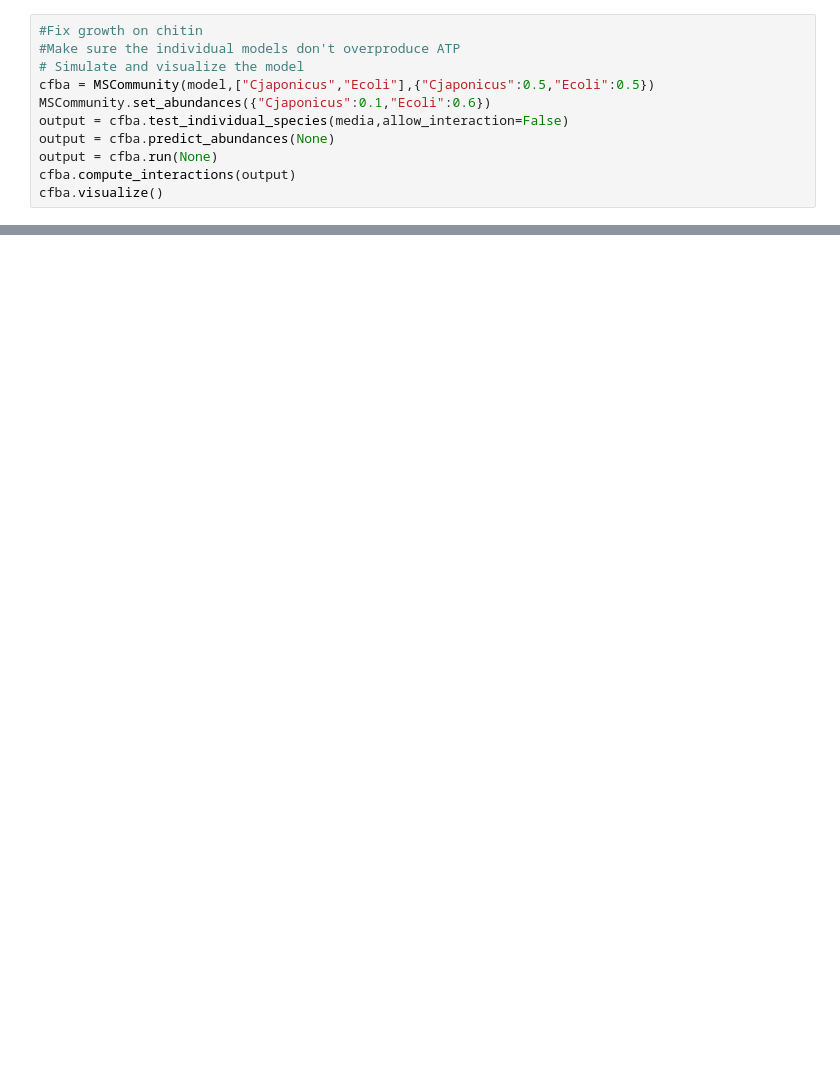
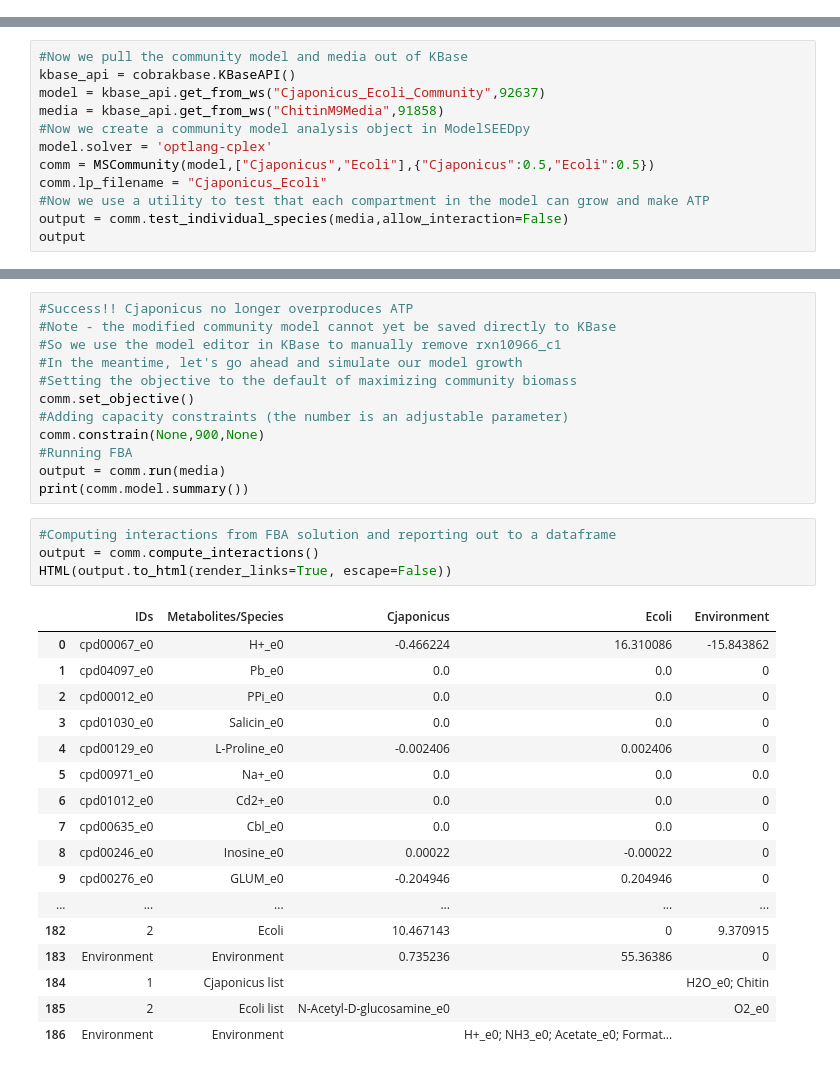
Before and after one commit to ModelSEED/ProjectNotebooks, a Jupyter notebook: CommunityModeling/AimeeCommunityFBA2.ipynb, the cells around one changed output, grey strips where cells are left out. Saved outputs shown, nothing was run; the diff lists cells and outputs as text; blank space fills up the shorter version.

```diff
--- a/CommunityModeling/AimeeCommunityFBA2.ipynb
+++ b/CommunityModeling/AimeeCommunityFBA2.ipynb
@@ -103,11 +21,0 @@ Testing rxn02485_c2
-# %%
-#Fix growth on chitin
-#Make sure the individual models don't overproduce ATP
-# Simulate and visualize the model
-cfba = MSCommunity(model,["Cjaponicus","Ecoli"],{"Cjaponicus":0.5,"Ecoli":0.5})
-MSCommunity.set_abundances({"Cjaponicus":0.1,"Ecoli":0.6})
-output = cfba.test_individual_species(media,allow_interaction=False)
-output = cfba.predict_abundances(None)
-output = cfba.run(None)
-cfba.compute_interactions(output)
-cfba.visualize()
@@ -158,0 +22,12 @@ Warning:Community biomass reaction is being altered with input abundances
+# %%
+#Now we pull the community model and media out of KBase
+kbase_api = cobrakbase.KBaseAPI()
+model = kbase_api.get_from_ws("Cjaponicus_Ecoli_Community",92637)
+media = kbase_api.get_from_ws("ChitinM9Media",91858)
+#Now we create a community model analysis object in ModelSEEDpy
+model.solver = 'optlang-cplex'
+comm = MSCommunity(model,["Cjaponicus","Ecoli"],{"Cjaponicus":0.5,"Ecoli":0.5})
+comm.lp_filename = "Cjaponicus_Ecoli"
+#Now we use a utility to test that each compartment in the model can grow and make ATP
+output = comm.test_individual_species(media,allow_interaction=False)
+output
@@ -158,0 +63,34 @@ Warning:Community biomass reaction is being altered with input abundances
+# %%
+#Success!! Cjaponicus no longer overproduces ATP
+#Note - the modified community model cannot yet be saved directly to KBase
+#So we use the model editor in KBase to manually remove rxn10966_c1
+#In the meantime, let's go ahead and simulate our model growth
+#Setting the objective to the default of maximizing community biomass
+comm.set_objective()
+#Adding capacity constraints (the number is an adjustable parameter)
+comm.constrain(None,900,None)
+#Running FBA
+output = comm.run(media)
+print(comm.model.summary())
+# %%
+#Computing interactions from FBA solution and reporting out to a dataframe
+output = comm.compute_interactions()
+HTML(output.to_html(render_links=True, escape=False))
+# %% [output]
+|  | IDs | Metabolites/Species | Cjaponicus | Ecoli | Environment |
+| 0 | cpd00067_e0 | H+_e0 | -0.466224 | 16.310086 | -15.843862 |
+| 1 | cpd04097_e0 | Pb_e0 | 0.0 | 0.0 | 0 |
+| 2 | cpd00012_e0 | PPi_e0 | 0.0 | 0.0 | 0 |
+| 3 | cpd01030_e0 | Salicin_e0 | 0.0 | 0.0 | 0 |
+| 4 | cpd00129_e0 | L-Proline_e0 | -0.002406 | 0.002406 | 0 |
+| 5 | cpd00971_e0 | Na+_e0 | 0.0 | 0.0 | 0.0 |
+| 6 | cpd01012_e0 | Cd2+_e0 | 0.0 | 0.0 | 0 |
+| 7 | cpd00635_e0 | Cbl_e0 | 0.0 | 0.0 | 0 |
+| 8 | cpd00246_e0 | Inosine_e0 | 0.00022 | -0.00022 | 0 |
+| 9 | cpd00276_e0 | GLUM_e0 | -0.204946 | 0.204946 | 0 |
+| ... | ... | ... | ... | ... | ... |
+| 182 | 2 | Ecoli | 10.467143 | 0 | 9.370915 |
+| 183 | Environment | Environment | 0.735236 | 55.36386 | 0 |
+| 184 | 1 | Cjaponicus list |  |  | H2O_e0; Chitin |
+| 185 | 2 | Ecoli list | N-Acetyl-D-glucosamine_e0 |  | O2_e0 |
+| 186 | Environment | Environment |  | H+_e0; NH3_e0; Acetate_e0; Format... |  |
```
Also changed, not shown: parts of 10 cells of this notebook.
